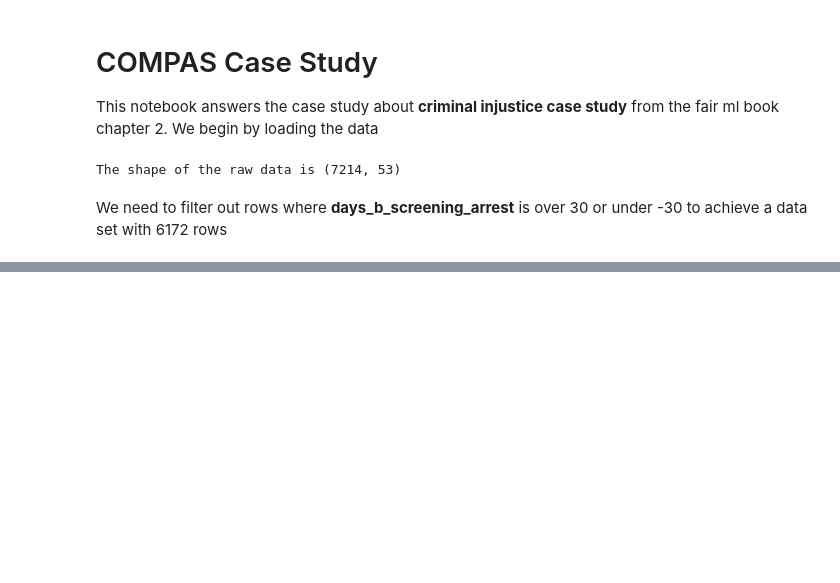
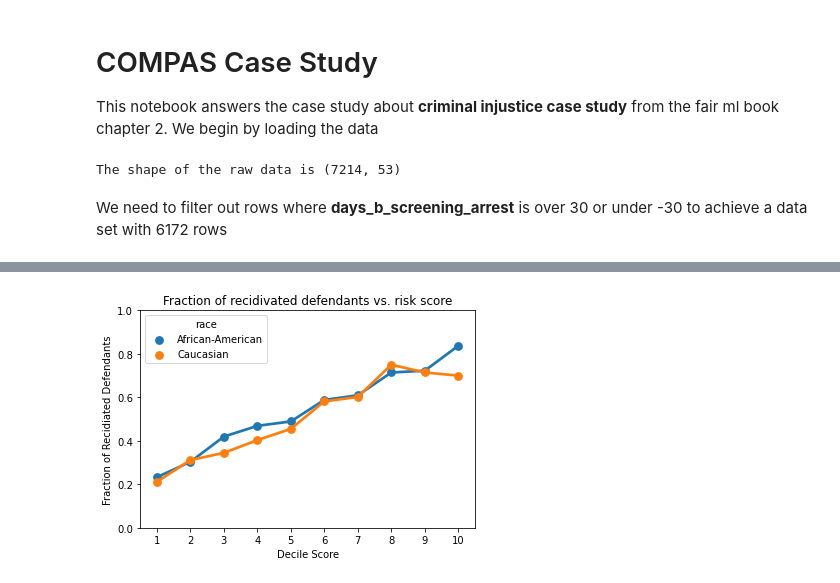
Before and after one commit to elisabethzinck/Fairness-oriented-interpretability-of-predictive-algorithms, a Jupyter notebook: src/random/compas-exercise-fairmlbook.ipynb, the cells around one changed output, grey strips where cells are left out. Cells and saved outputs as stored; diff of their text form; code cells hidden in the pictures; blank space fills up the shorter version.

Commit message:
updating compas case study from fairml book

```diff
--- a/src/random/compas-exercise-fairmlbook.ipynb
+++ b/src/random/compas-exercise-fairmlbook.ipynb
@@ -39,0 +22,4 @@ compas.loc[(compas['two_year_recid']==1)].filter()
+# %%
+# Subsetting people who recidivated that are either African-American or Caucasian
+compas_subset = compas.loc[((compas['race']=='African-American') | (compas['race'] == 'Caucasian'))]
+compas_subset.head()
@@ -39,0 +36,6 @@ compas.loc[(compas['two_year_recid']==1)].filter()
+# %%
+compas_grouped = compas_subset.groupby(by=['race', 'decile_score']).agg(total_number_of_defendants=('id', 'count'),
+                                                                          number_of_recid=('two_year_recid', lambda x: np.count_nonzero(x)),
+                                                                          number_of_non_recid=('two_year_recid', lambda x: len(x)-np.count_nonzero(x)),
+                                                                          fraction_of_recid=('two_year_recid', lambda x: np.count_nonzero(x)/len(x))).reset_index()
+compas_grouped
@@ -39,0 +60,10 @@ compas.loc[(compas['two_year_recid']==1)].filter()
+# %%
+p1 = sns.pointplot(x = 'decile_score', y = 'fraction_of_recid', hue = 'race', data = compas_grouped)
+
+p1 = p1.set(title='Fraction of recidivated defendants vs. risk score',
+            xlabel='Decile Score',
+            ylabel='Fraction of Recidiated Defendants',
+            ylim=(0,1)
+    )
+# %% [output]
+[figure, added]
```
Also changed, not shown: parts of 9 cells of this notebook, 1 other file.
